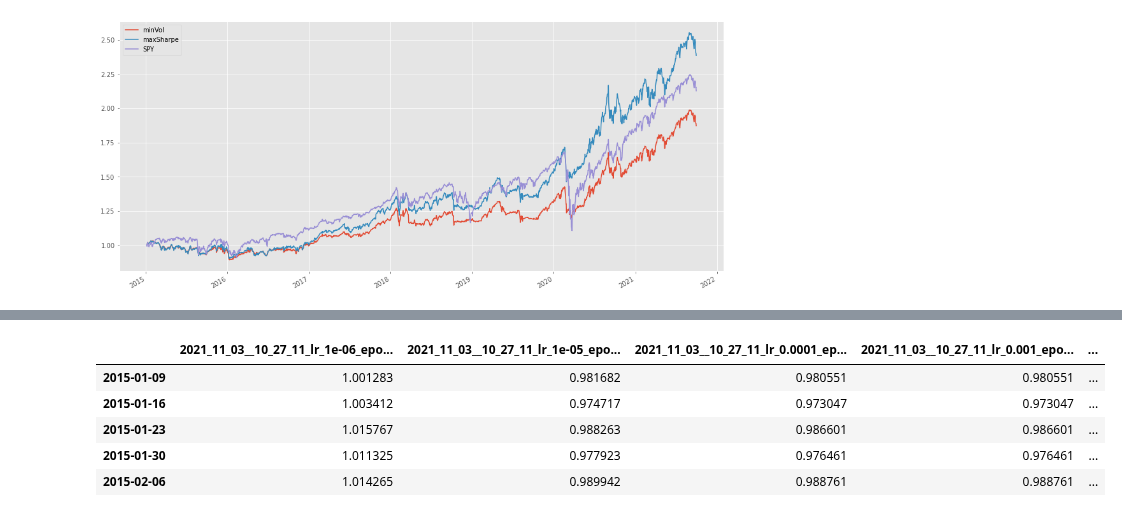
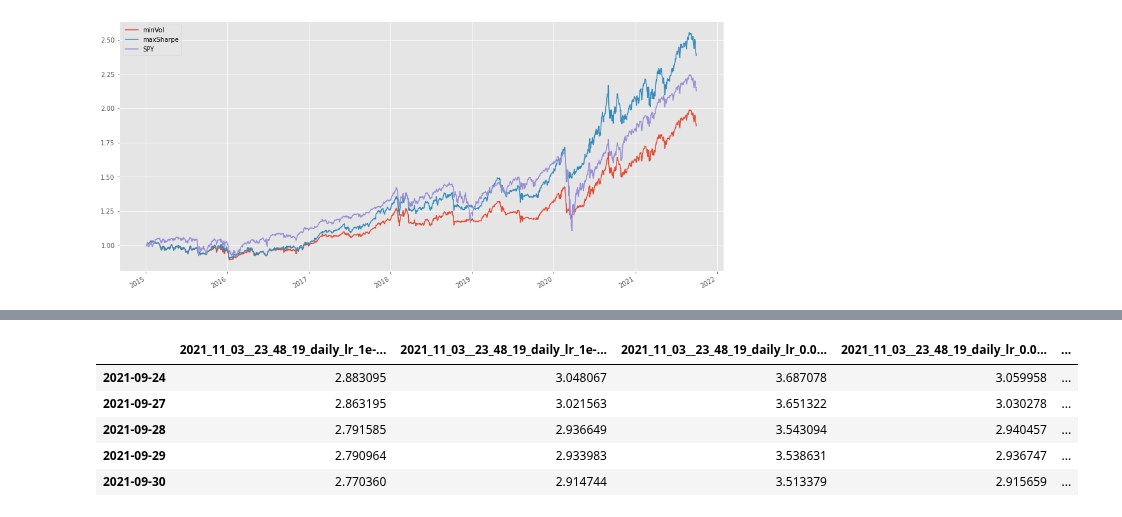
Before and after one commit to victormmp/rl_mestrado, a Jupyter notebook: notebooks/plot_training.ipynb, the cells around one changed output, grey strips where cells are left out. Drawn from its saved outputs; the diff is of its cells as text; code cells hidden in the pictures.

```diff
--- a/notebooks/plot_training.ipynb
+++ b/notebooks/plot_training.ipynb
@@ -7,7 +7,8 @@ plt.style.use('ggplot')
 # plots of BT only work with this following command
 %matplotlib inline
 # %%
-df_result_back = pd.read_csv('../results/backtest/2021_11_03__11_42_20_aggregated.csv', parse_dates=True, index_col=0)
+#df_result_back = pd.read_csv('../results/backtest/2021_11_03__11_42_20_aggregated.csv', parse_dates=True, index_col=0)
+df_result_back = pd.read_csv('../results/backtest/2021_11_04__01_03_02_aggregated_daily.csv', parse_dates=True, index_col=0)
 df_result_back.plot(figsize=(17,8))
 # %% [output]
 <AxesSubplot:xlabel='date'>
@@ -24,3 +26,9 @@ df_baseline.plot(figsize=(17,8))
 # %% [output]
 <AxesSubplot:>
 [figure]
+# %%
+map_rename = {
+    c: c.replace("2021_11_03__23_48_19_daily_", "")
+    for c in df_result_back.columns
+}
+df_result_back = df_result_back.rename(columns=map_rename)
@@ -36,9 +52,9 @@ Text(0.5, 0, 'Dates')
 # %%
-results_backtest[~results_backtest.isnull().any(axis=1)].head()
+results_backtest[~results_backtest.isnull().any(axis=1)].tail()
 # %% [output]
-|  | 2021_11_03__10_27_11_lr_1e-06_epo... | 2021_11_03__10_27_11_lr_1e-05_epo... | 2021_11_03__10_27_11_lr_0.0001_ep... | 2021_11_03__10_27_11_lr_0.001_epo... | ... |
-| 2015-01-09 | 1.001283 | 0.981682 | 0.980551 | 0.980551 | ... |
-| 2015-01-16 | 1.003412 | 0.974717 | 0.973047 | 0.973047 | ... |
-| 2015-01-23 | 1.015767 | 0.988263 | 0.986601 | 0.986601 | ... |
-| 2015-01-30 | 1.011325 | 0.977923 | 0.976461 | 0.976461 | ... |
-| 2015-02-06 | 1.014265 | 0.989942 | 0.988761 | 0.988761 | ... |
+|  | 2021_11_03__23_48_19_daily_lr_1e-... | 2021_11_03__23_48_19_daily_lr_1e-... | 2021_11_03__23_48_19_daily_lr_0.0... | 2021_11_03__23_48_19_daily_lr_0.0... | ... |
+| 2021-09-24 | 2.883095 | 3.048067 | 3.687078 | 3.059958 | ... |
+| 2021-09-27 | 2.863195 | 3.021563 | 3.651322 | 3.030278 | ... |
+| 2021-09-28 | 2.791585 | 2.936649 | 3.543094 | 2.940457 | ... |
+| 2021-09-29 | 2.790964 | 2.933983 | 3.538631 | 2.936747 | ... |
+| 2021-09-30 | 2.770360 | 2.914744 | 3.513379 | 2.915659 | ... |
```
Also changed, not shown: parts of 4 cells of this notebook, 19 other files.
